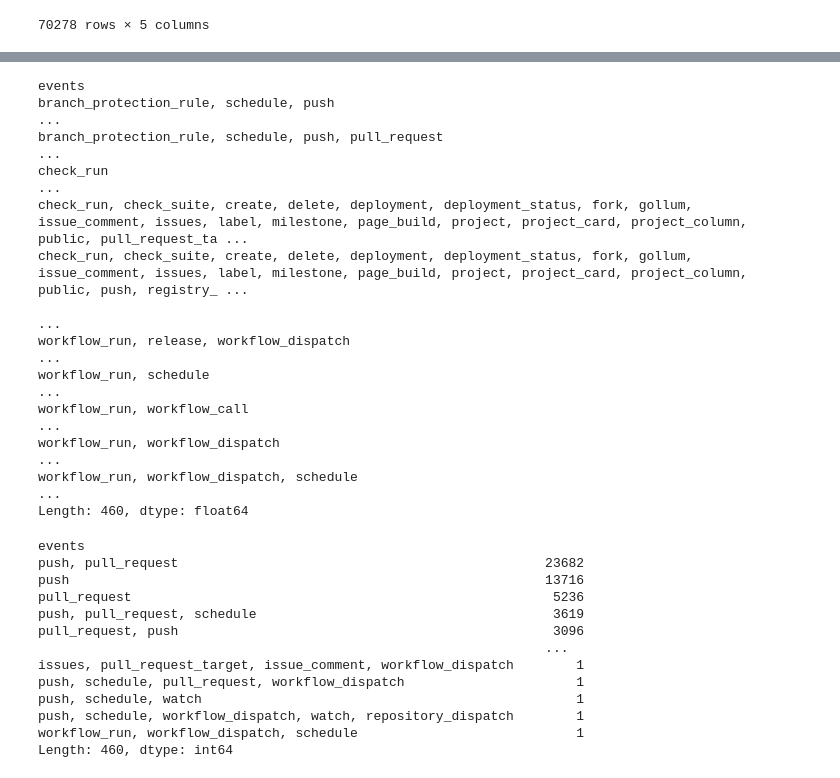
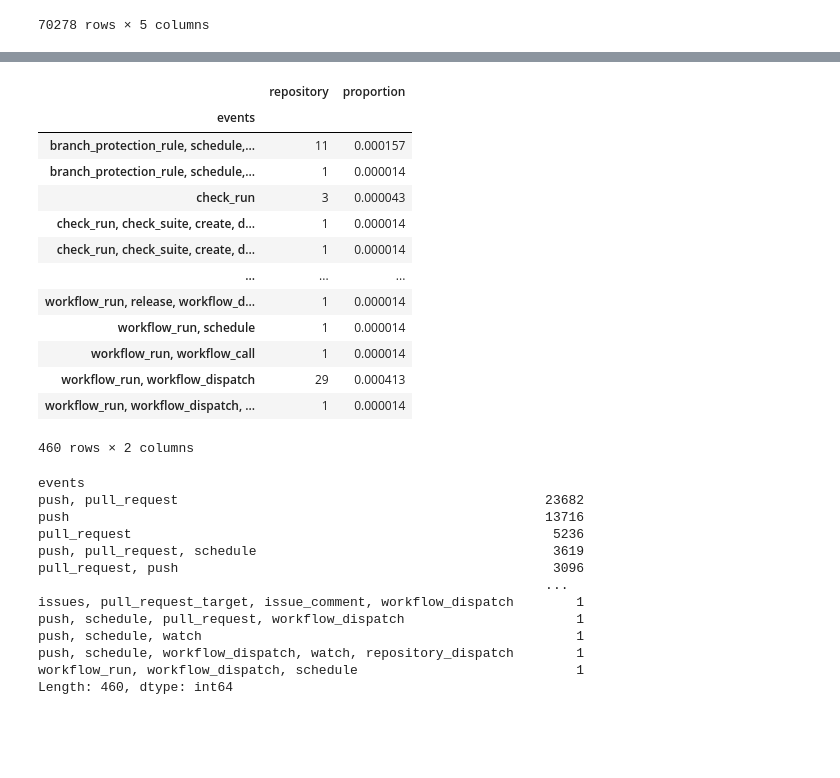
Before and after one commit to Randi-Dcht/umons_softwareEvolution_tp_3, a Jupyter notebook: notebooks/questions.ipynb, the cells around one changed output, grey strips where cells are left out. Cells and saved outputs as stored; diff of their text form; code cells hidden in the pictures; blank space fills up the shorter version.

```diff
--- a/notebooks/questions.ipynb
+++ b/notebooks/questions.ipynb
@@ -168,21 +189,21 @@ dd
-# %%
-num = df_workflows.groupby('events').size()
-den = df_workflows.groupby('events').size().sum()
-(num/den)*100
-# %% [output]
-events
-branch_protection_rule, schedule, push                                                                                                                                                                   ...
-branch_protection_rule, schedule, push, pull_request                                                                                                                                                     ...
-check_run                                                                                                                                                                                                ...
-check_run, check_suite, create, delete, deployment, deployment_status, fork, gollum, issue_comment, issues, label, milestone, page_build, project, project_card, project_column, public, pull_request_ta ...
-check_run, check_suite, create, delete, deployment, deployment_status, fork, gollum, issue_comment, issues, label, milestone, page_build, project, project_card, project_column, public, push, registry_ ...
-                                                                                                                                                                                                         ...
-workflow_run, release, workflow_dispatch                                                                                                                                                                 ...
-workflow_run, schedule                                                                                                                                                                                   ...
-workflow_run, workflow_call                                                                                                                                                                              ...
-workflow_run, workflow_dispatch                                                                                                                                                                          ...
-workflow_run, workflow_dispatch, schedule                                                                                                                                                                ...
-Length: 460, dtype: float64
+# %%
+dd['proportion'] = dd / dd.sum()
+dd
+# %% [output]
+|  | repository | proportion |
+| events |  |  |
+| branch_protection_rule, schedule,... | 11 | 0.000157 |
+| branch_protection_rule, schedule,... | 1 | 0.000014 |
+| check_run | 3 | 0.000043 |
+| check_run, check_suite, create, d... | 1 | 0.000014 |
+| check_run, check_suite, create, d... | 1 | 0.000014 |
+| ... | ... | ... |
+| workflow_run, release, workflow_d... | 1 | 0.000014 |
+| workflow_run, schedule | 1 | 0.000014 |
+| workflow_run, workflow_call | 1 | 0.000014 |
+| workflow_run, workflow_dispatch | 29 | 0.000413 |
+| workflow_run, workflow_dispatch, ... | 1 | 0.000014 |
+460 rows × 2 columns
 # %%
 df_workflows.groupby('events').size().sort_values(ascending=False)
 # %% [output]
```
Also changed, not shown: parts of 6 cells of this notebook.
